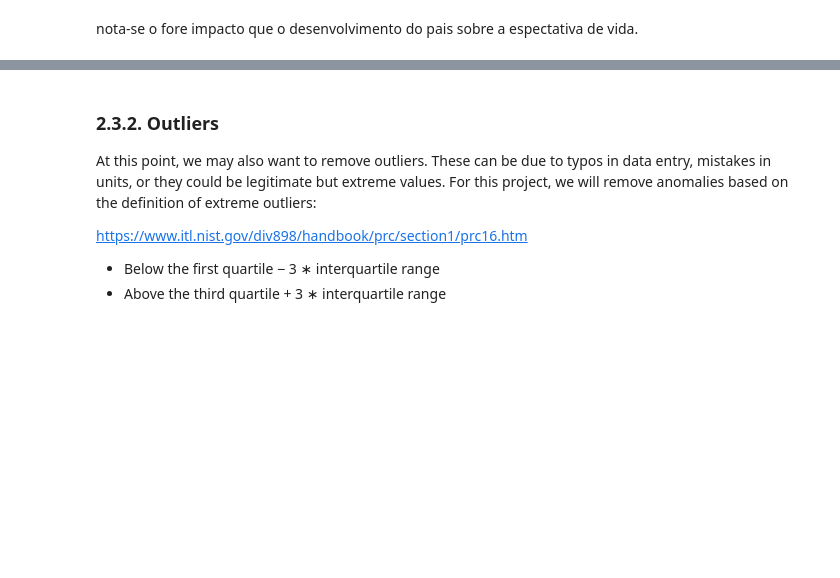
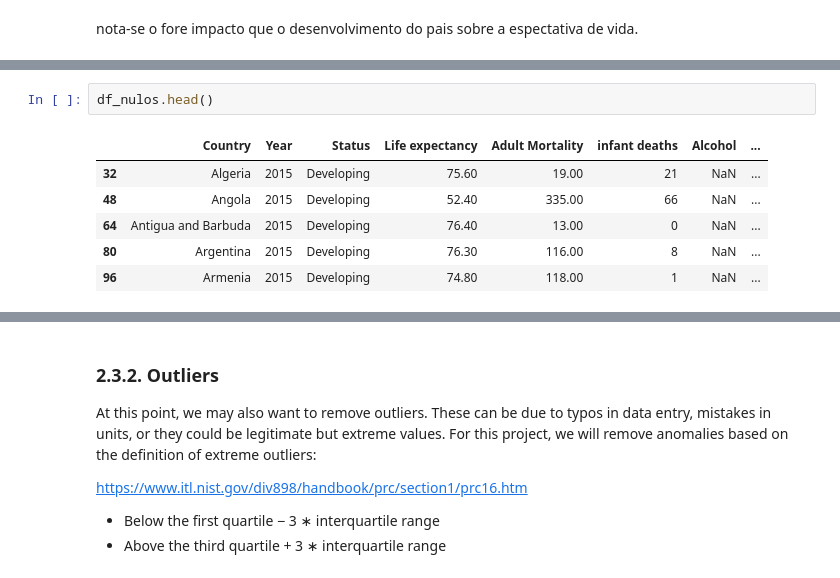
Before and after one commit to jpmrdad26/Projetos-Ciencia-de-dados, a Jupyter notebook: CRISP-DM Projeto Final.ipynb, the cells around one changed output, grey strips where cells are left out. Saved outputs shown, nothing was run; the diff lists cells and outputs as text; blank space fills up the shorter version.

```diff
--- a/CRISP-DM Projeto Final.ipynb
+++ b/CRISP-DM Projeto Final.ipynb
@@ -480,0 +483,9 @@ df = df.drop(list(missing_columns))
+# %%
+df_nulos.head()
+# %% [output]
+|  | Country | Year | Status | Life expectancy | Adult Mortality | infant deaths | Alcohol | ... |
+| 32 | Algeria | 2015 | Developing | 75.60 | 19.00 | 21 | NaN | ... |
+| 48 | Angola | 2015 | Developing | 52.40 | 335.00 | 66 | NaN | ... |
+| 64 | Antigua and Barbuda | 2015 | Developing | 76.40 | 13.00 | 0 | NaN | ... |
+| 80 | Argentina | 2015 | Developing | 76.30 | 116.00 | 8 | NaN | ... |
+| 96 | Armenia | 2015 | Developing | 74.80 | 118.00 | 1 | NaN | ... |
```
Also changed, not shown: parts of 11 cells of this notebook.
